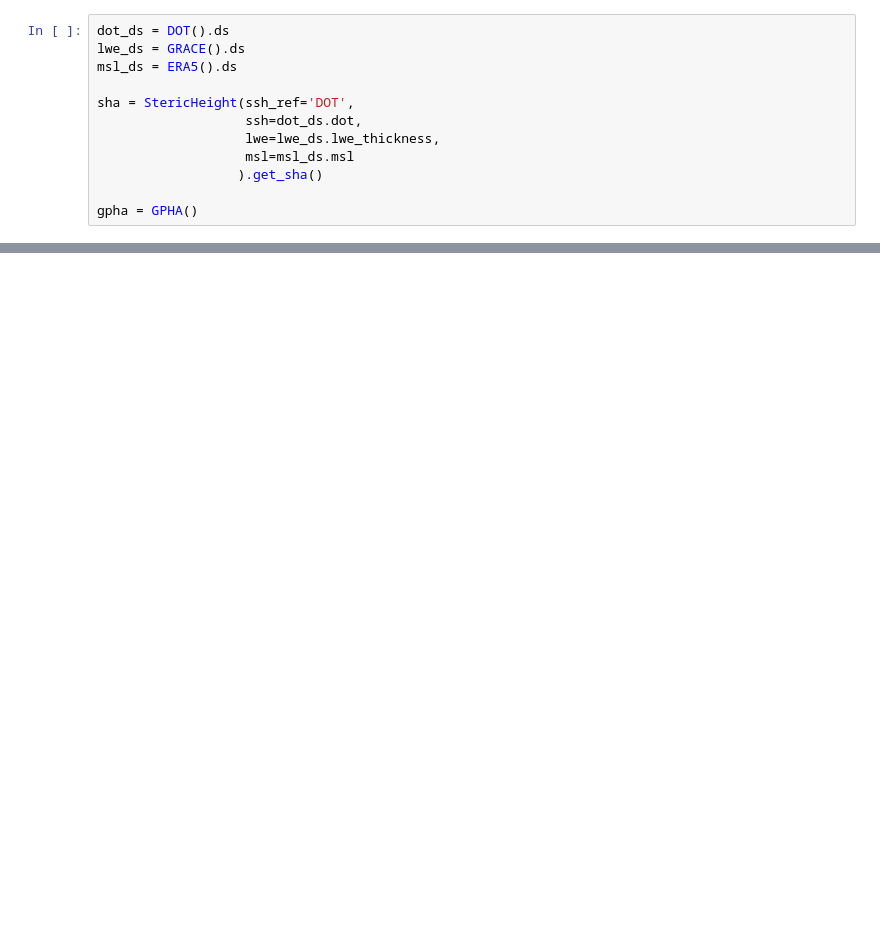
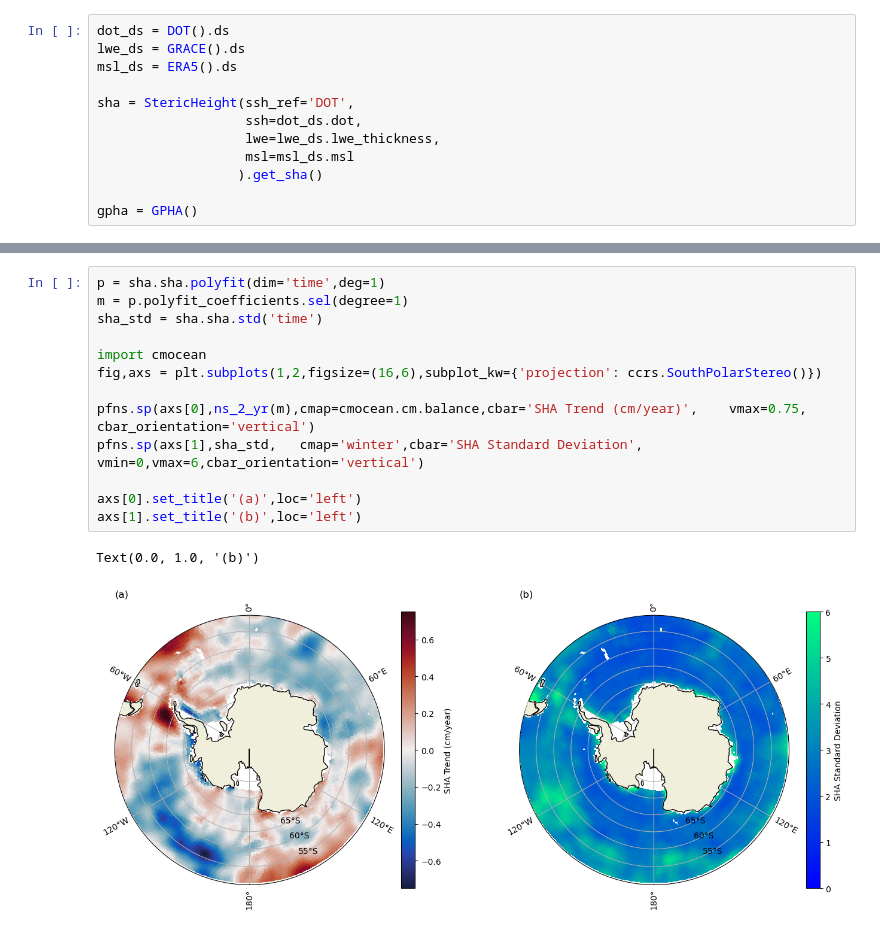
Before and after one commit to eejco/stericheight_2023, a Jupyter notebook: figure_4.ipynb, the cells around one changed output, grey strips where cells are left out. Cells and saved outputs as stored; diff of their text form; blank space fills up the shorter version.

```diff
--- a/figure_4.ipynb
+++ b/figure_4.ipynb
@@ -106,0 +63,16 @@ fig.savefig('plots/figure4.png',dpi=200,transparent=True,bbox_inches='tight')
+# %%
+p = sha.sha.polyfit(dim='time',deg=1)
+m = p.polyfit_coefficients.sel(degree=1)
+sha_std = sha.sha.std('time')
+
+import cmocean
+fig,axs = plt.subplots(1,2,figsize=(16,6),subplot_kw={'projection': ccrs.SouthPolarStereo()})
+
+pfns.sp(axs[0],ns_2_yr(m),cmap=cmocean.cm.balance,cbar='SHA Trend (cm/year)',    vmax=0.75,    cbar_orientation='vertical')
+pfns.sp(axs[1],sha_std,   cmap='winter',cbar='SHA Standard Deviation', vmin=0,vmax=6,cbar_orientation='vertical')
+
+axs[0].set_title('(a)',loc='left')
+axs[1].set_title('(b)',loc='left')
+# %% [output]
+Text(0.0, 1.0, '(b)')
+[figure, added]
```
Also changed, not shown: parts of 17 cells of this notebook, 7 other files.
